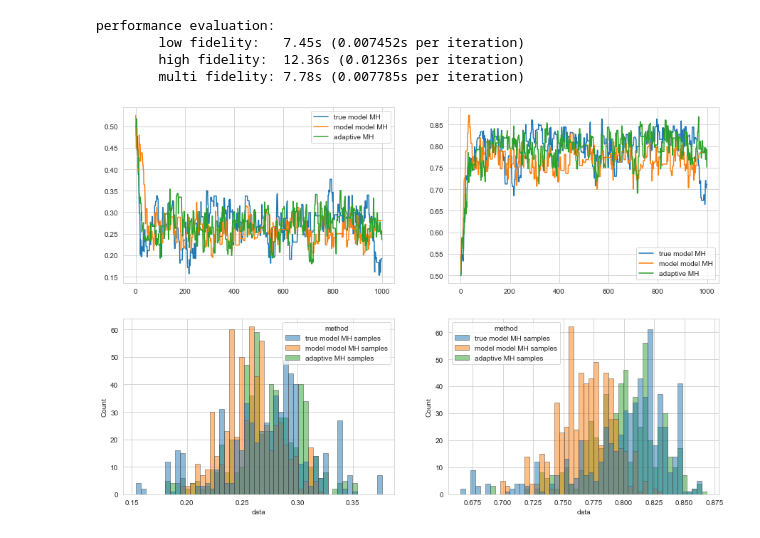
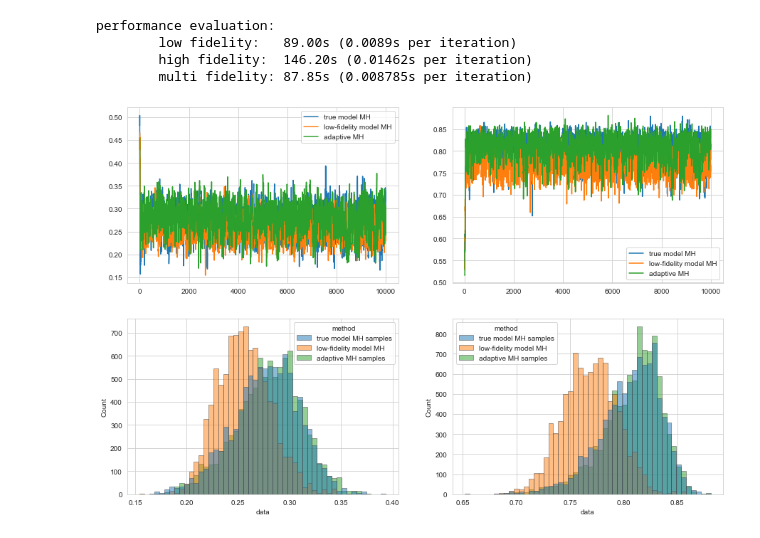
Before and after one commit to aurelio-raffa/MultiFidelityABC, a Jupyter notebook: source/examples/poisson_multidifelity.ipynb, the cells around one changed output. Cells and saved outputs as stored; diff of their text form; code cells hidden in the pictures.

Commit message:
fixed strings for plots in poisson_multifidelity

```diff
--- a/source/examples/poisson_multidifelity.ipynb
+++ b/source/examples/poisson_multidifelity.ipynb
@@ -103,7 +107,7 @@ lfm.fit(hfm)
 mfm = deepcopy(lfm)
 # %%
 proposal = UnifProposal(.05)
-samples = 1000
+samples = 10000
 init_z = np.array([.5, .5])
 
 subchain_len = 100
@@ -137,38 +141,38 @@ print('\thigh fidelity:\t{:.2f}s ({:.4}s per iteration)'.format(hfmh_t, hfmh_t/s
 print('\tmulti fidelity:\t{:.2f}s ({:.4}s per iteration)'.format(mfmh_t, mfmh_t/samples))
 # %% [output]
 performance evaluation:
-        low fidelity:   7.45s (0.007452s per iteration)
-        high fidelity:  12.36s (0.01236s per iteration)
-        multi fidelity: 7.78s (0.007785s per iteration)
+        low fidelity:   89.00s (0.0089s per iteration)
+        high fidelity:  146.20s (0.01462s per iteration)
+        multi fidelity: 87.85s (0.008785s per iteration)
 # %%
 plt.figure(figsize=(15, 10))
 
 for i in range(2):
     plt.subplot(2, 2, i+1)
     plt.plot(hfmh[i, :], label='true model MH')
-    plt.plot(lfmh[i, :], label='model model MH')
+    plt.plot(lfmh[i, :], label='low-fidelity model MH')
     plt.plot(mfmh[i, :], label='adaptive MH')
     plt.legend()
 
 burn = 400
 for i in range(2):
     plt.subplot(2, 2, i+3)
 
     mh_data = pd.DataFrame({
         'data': np.concatenate([hfmh[i, burn:], lfmh[i, burn:], mfmh[i, burn:]], axis=0),
         'method':
             ['true model MH samples'] * (samples - burn) +
-            ['model model MH samples'] * (samples - burn) +
+            ['low-fidelity model MH'] * (samples - burn) +
             ['adaptive MH samples'] * (samples - burn)})
     sns.histplot(
         mh_data,
         x='data',
         hue='method',
         bins=50,
         multiple='layer',
         edgecolor='.3',
         linewidth=.5)
 
 plt.show()
 # %% [output]
-[figure, old version]
+[figure, new version]
```
Also changed, not shown: parts of 4 cells of this notebook, 1 other file.
